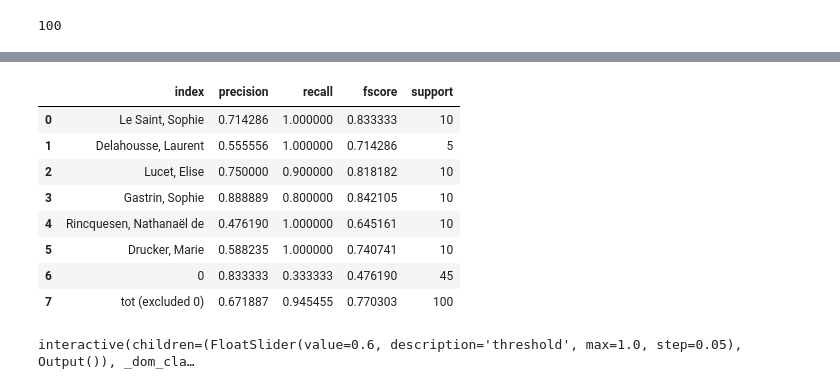
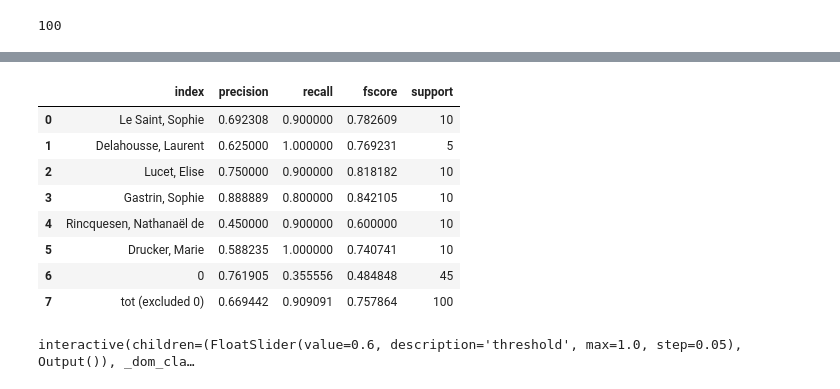
Before and after one commit to D2KLab/FaceRec, a Jupyter notebook: evaluation/ground_truth_memad.ipynb, the cells around one changed output, grey strips where cells are left out. Cells and saved outputs as stored; diff of their text form; code cells hidden in the pictures.

```diff
--- a/evaluation/ground_truth_memad.ipynb
+++ b/evaluation/ground_truth_memad.ipynb
@@ -282,3 +302,3 @@ df_extracted.to_csv(r'memad_parts.csv', index = False)
 # %%
-df_extracted = pd.read_csv('memad_parts.csv')
+df_extracted = pd.read_csv('intermediate/memad_parts.csv')
 df_extracted
@@ -452,7 +482,7 @@ df_dataset
 # %%
 import json
 
-with open('../results_memad_gt2.json', 'r') as f:
+with open('./intermediate/results_memad_gt.json', 'r') as f:
     results = json.load(f)
 len(results)
 # %% [output]
@@ -519,46 +528,46 @@ df_dataset
 # %%
 from sklearn.metrics import precision_recall_fscore_support as score
 
 classes = [str(p) for p in df_dataset['person'].unique()]
 
 def compute_metrics(threshold=0.5):
     label = np.array([str(p) for p in df_dataset['person']])
     predicted = np.array([str(p['predicted']) if p['confidence'] > threshold else '0' for i, p in df_dataset.iterrows() ])
     predicted = ['Rincquesen, Nathanaël de' if p == 'Rincquesen, Nathanaël de' else p for p in predicted]
 
-    return score(label, predicted, labels=classes)
+    return score(label, predicted, labels=classes, zero_division=1)
 
 def show_metrics(threshold=0.5):
     precision , recall, fscore, support = compute_metrics(threshold)
 
     dfx = pd.DataFrame()
     dfx['index']= classes
     dfx['precision'] =  precision
     dfx['recall'] =  recall
     dfx['fscore'] =  fscore
     dfx['support'] =  support
 
     tot = {
-    'index' : 'tot (excluded 0)',
-    'precision': np.average(precision[0:-1], weights=support[0:-1]),
-    'recall' : np.average(recall[0:-1], weights=support[0:-1]),
-    'fscore' : np.average(fscore[0:-1], weights=support[0:-1]),
-    'support' : np.sum(support)
+        'index' : 'tot (excluded 0)',
+        'precision': np.average(precision[0:-1], weights=support[0:-1]),
+        'recall' : np.average(recall[0:-1], weights=support[0:-1]),
+        'fscore' : np.average(fscore[0:-1], weights=support[0:-1]),
+        'support' : np.sum(support)
     }
     dfx = dfx.append(pd.DataFrame(tot, index=[7]))
     return dfx
 
 show_metrics()
 # %% [output]
 |  | index | precision | recall | fscore | support |
-| 0 | Le Saint, Sophie | 0.714286 | 1.000000 | 0.833333 | 10 |
-| 1 | Delahousse, Laurent | 0.555556 | 1.000000 | 0.714286 | 5 |
+| 0 | Le Saint, Sophie | 0.692308 | 0.900000 | 0.782609 | 10 |
+| 1 | Delahousse, Laurent | 0.625000 | 1.000000 | 0.769231 | 5 |
 | 2 | Lucet, Elise | 0.750000 | 0.900000 | 0.818182 | 10 |
 | 3 | Gastrin, Sophie | 0.888889 | 0.800000 | 0.842105 | 10 |
-| 4 | Rincquesen, Nathanaël de | 0.476190 | 1.000000 | 0.645161 | 10 |
+| 4 | Rincquesen, Nathanaël de | 0.450000 | 0.900000 | 0.600000 | 10 |
 | 5 | Drucker, Marie | 0.588235 | 1.000000 | 0.740741 | 10 |
-| 6 | 0 | 0.833333 | 0.333333 | 0.476190 | 45 |
-| 7 | tot (excluded 0) | 0.671887 | 0.945455 | 0.770303 | 100 |
+| 6 | 0 | 0.761905 | 0.355556 | 0.484848 | 45 |
+| 7 | tot (excluded 0) | 0.669442 | 0.909091 | 0.757864 | 100 |
 # %%
 from __future__ import print_function
 from ipywidgets import interact, interactive, fixed, interact_manual
```
Also changed, not shown: parts of 46 cells of this notebook, 30 other files.
